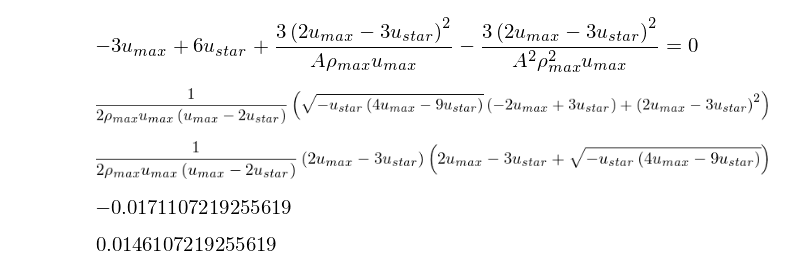
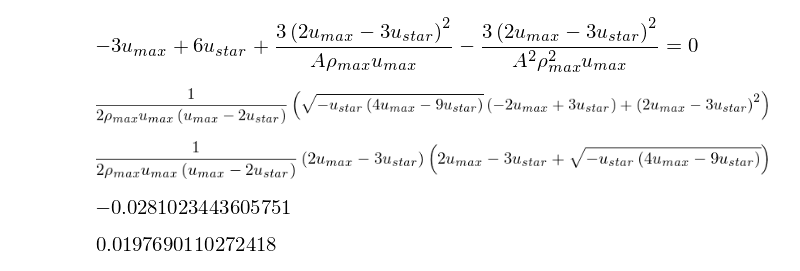
Before and after one commit to rambandaru/MAE6286, a Jupyter notebook: Assignments/Assignment_3.ipynb, the cells around one changed output. Saved outputs shown, nothing was run; the diff lists cells and outputs as text; code cells hidden in the pictures.

```diff
--- a/Assignments/Assignment_3.ipynb
+++ b/Assignments/Assignment_3.ipynb
@@ -66,15 +66,15 @@ A_sol[1]
 # %% [output]
 [figure]
 # %%
-aval_a = A_sol[0].evalf(subs={u_star: 0.7, u_max:1.0, rho_max:10.0} )
+aval_a = A_sol[0].evalf(subs={u_star: 1.5, u_max:2.0, rho_max:15.0} )
 aval_a
 # %% [output]
-[figure, old version]
+[figure, new version]
 # %%
-aval_b = A_sol[1].evalf(subs={u_star: 0.7, u_max:1.0, rho_max:10.0} )
+aval_b = A_sol[1].evalf(subs={u_star: 1.5, u_max:2.0, rho_max:15.0} )
 aval_b
 # %% [output]
-[figure, old version]
+[figure, new version]
 # %%
 if aval_a > aval_b:
     aval = aval_a
```
Also changed, not shown: parts of 2 cells of this notebook.
